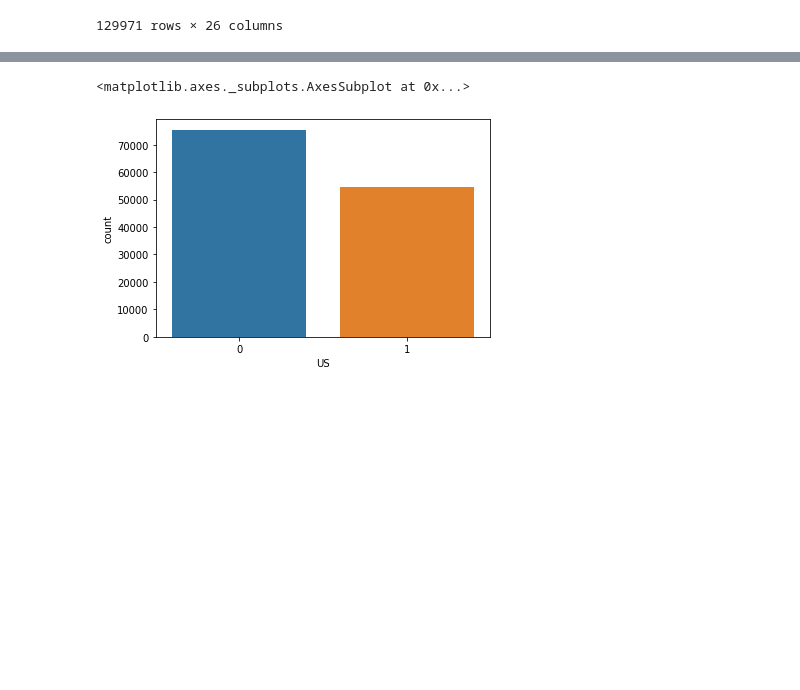
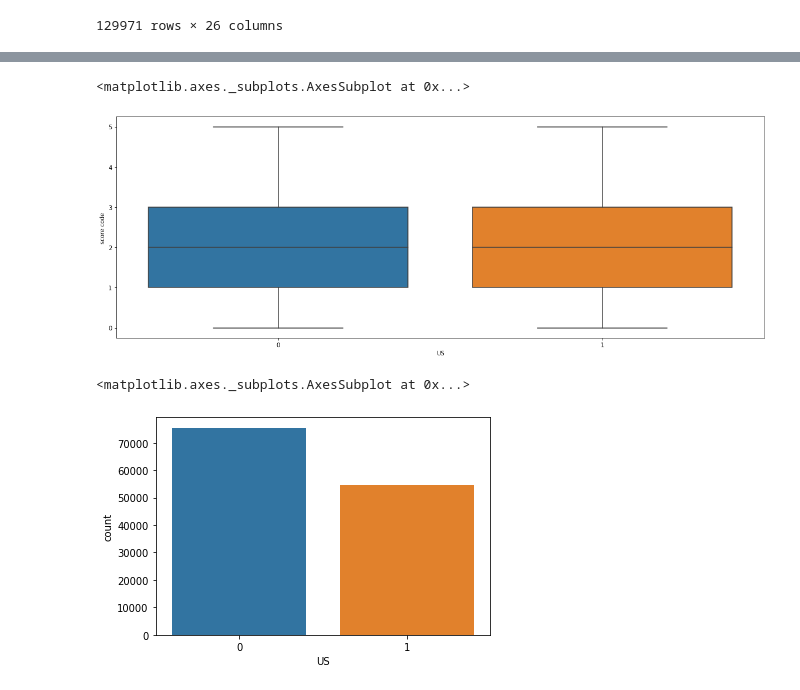
Before and after one commit to pkrosoff/wine_machine_learning, a Jupyter notebook: Code/Wine Scores (Logistic Regression).ipynb, the cells around one changed output, grey strips where cells are left out. Drawn from its saved outputs; the diff is of its cells as text; code cells hidden in the pictures; blank space fills up the shorter version.

```diff
--- a/Code/Wine Scores (Logistic Regression).ipynb
+++ b/Code/Wine Scores (Logistic Regression).ipynb
@@ -260,3 +265,12 @@ wine_scores
+# %%
+# display the relationship between U.S. and wine score
+
+plt.figure(figsize=(20,7))
+
+sns.boxplot(x='US', y='score code', data=wine_scores)
+# %% [output]
+<matplotlib.axes._subplots.AxesSubplot at 0x...>
+[figure, added]
 # %%
 #Display the number of wine reviews from the US and rest of the world
 sns.countplot(x='US', data=wine_scores)
```
Also changed, not shown: parts of 14 cells of this notebook, 4 other files.
